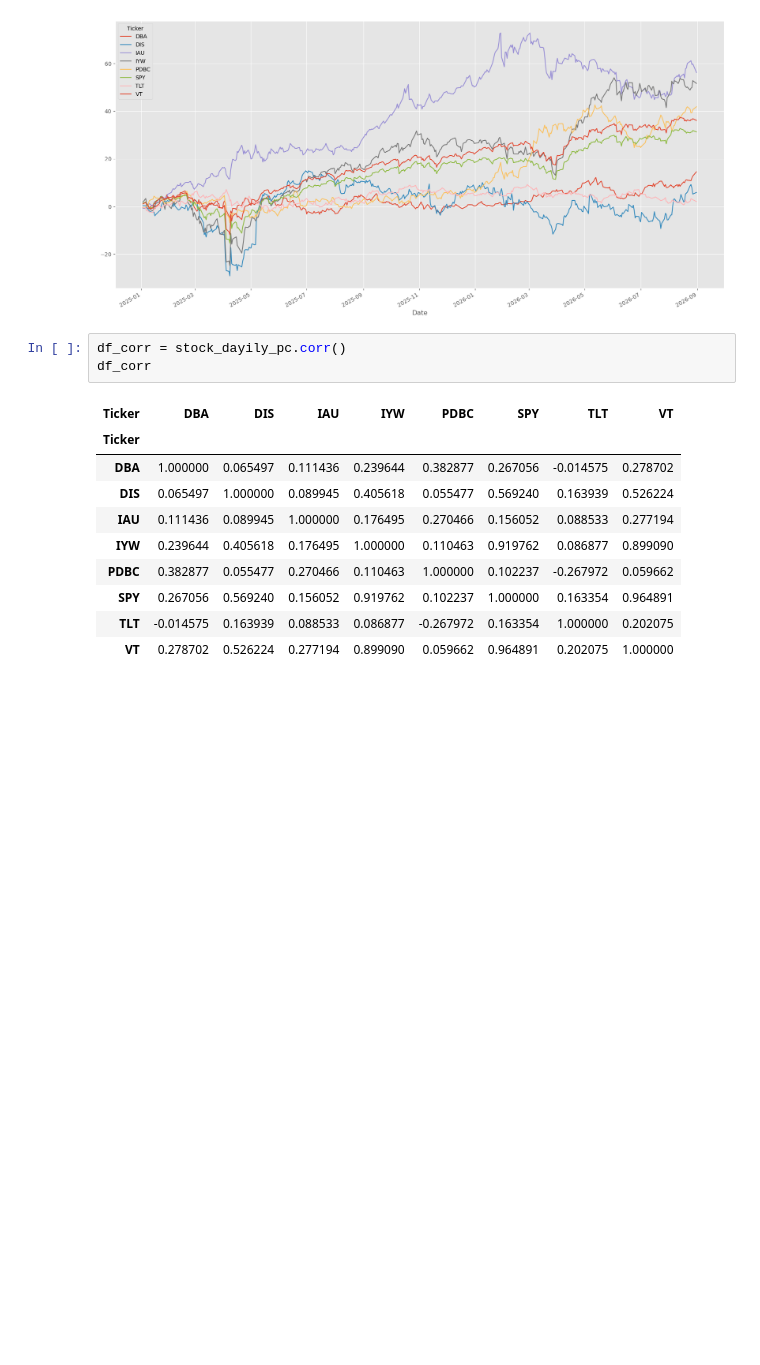
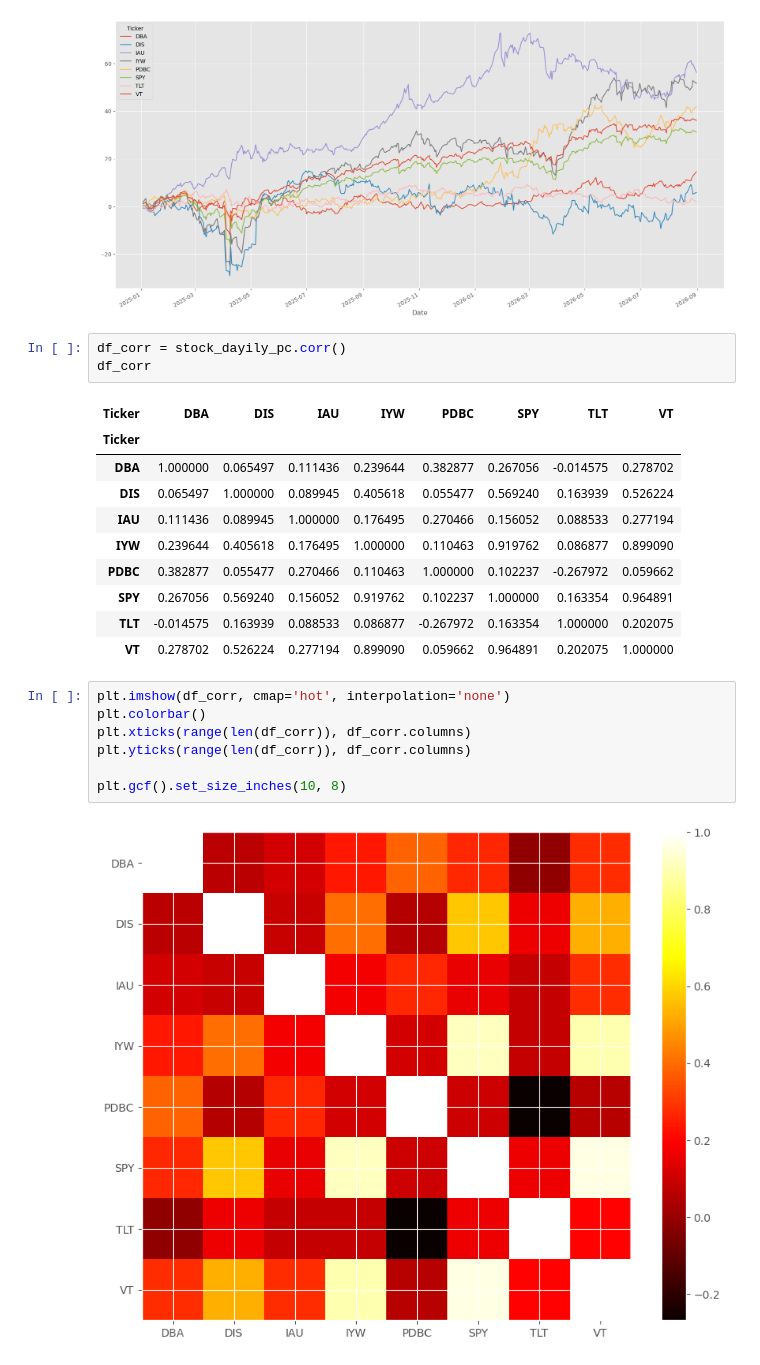
Before and after one commit to dev-innit/Financial-Data-Analysis-Project, a Jupyter notebook: base.ipynb, the cells around one changed output. Saved outputs shown, nothing was run; the diff lists cells and outputs as text; blank space fills up the shorter version.

Commit message:
visualize the data as a heatmap

```diff
--- a/base.ipynb
+++ b/base.ipynb
@@ -443,3 +443,12 @@ df_corr
 | SPY | 0.267056 | 0.569240 | 0.156052 | 0.919762 | 0.102237 | 1.000000 | 0.163354 | 0.964891 |
 | TLT | -0.014575 | 0.163939 | 0.088533 | 0.086877 | -0.267972 | 0.163354 | 1.000000 | 0.202075 |
 | VT | 0.278702 | 0.526224 | 0.277194 | 0.899090 | 0.059662 | 0.964891 | 0.202075 | 1.000000 |
+# %%
+plt.imshow(df_corr, cmap='hot', interpolation='none')
+plt.colorbar()
+plt.xticks(range(len(df_corr)), df_corr.columns)
+plt.yticks(range(len(df_corr)), df_corr.columns)
+
+plt.gcf().set_size_inches(10, 8)
+# %% [output]
+[figure, added]
```
